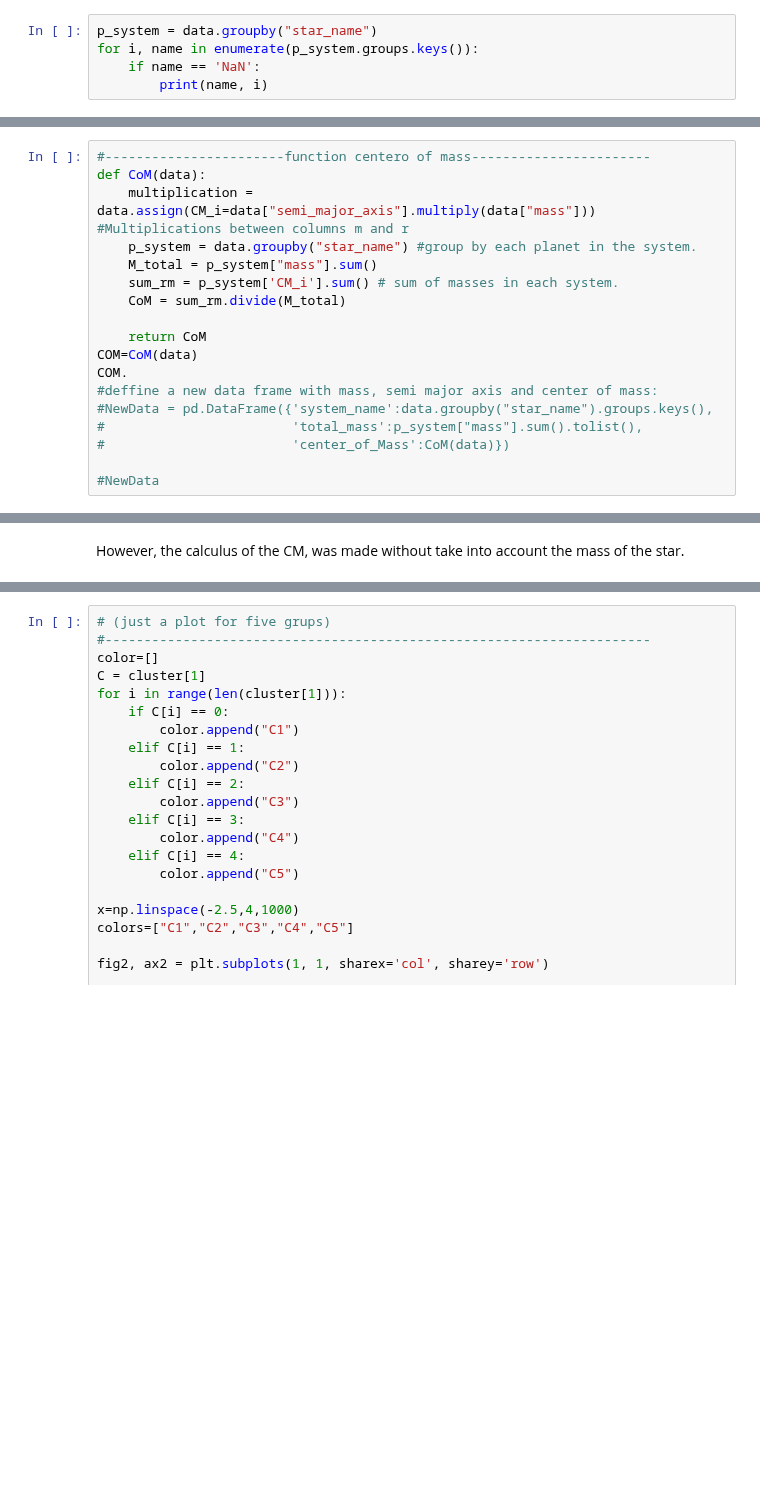
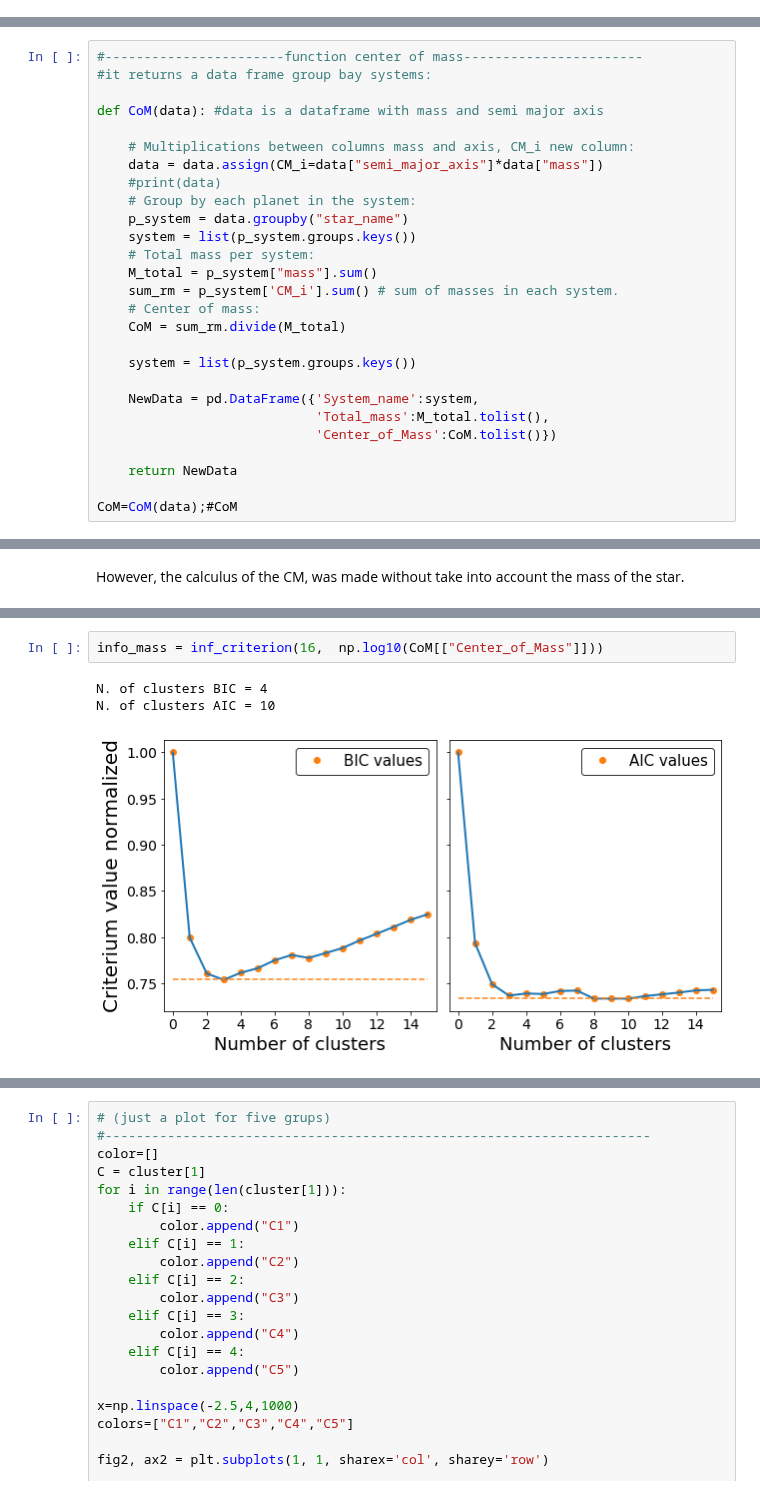
Before and after one commit to fjbautistas/Mixture_Gaussian_CM_of_Planets, a Jupyter notebook: Clasification.ipynb, the cells around one changed output, grey strips where cells are left out. Saved outputs shown, nothing was run; the diff lists cells and outputs as text; blank space fills up the shorter version.

Commit message:
changes in the structure of code and plots, currently does not work cmpletely

```diff
--- a/Clasification.ipynb
+++ b/Clasification.ipynb
@@ -58,5 +93,0 @@ Our variable for clasify the systems is CM but some systems only have one planet
-# %%
-p_system = data.groupby("star_name")
-for i, name in enumerate(p_system.groups.keys()):
-    if name == 'NaN':
-        print(name, i)
@@ -63,18 +112,27 @@ for i, name in enumerate(p_system.groups.keys()):
 # %%
-#-----------------------function centero of mass-----------------------
-def CoM(data):
-    multiplication = data.assign(CM_i=data["semi_major_axis"].multiply(data["mass"])) #Multiplications between columns m and r
-    p_system = data.groupby("star_name") #group by each planet in the system.
+#-----------------------function center of mass-----------------------
+#it returns a data frame group bay systems:
+
+def CoM(data): #data is a dataframe with mass and semi major axis
+
+    # Multiplications between columns mass and axis, CM_i new column:
+    data = data.assign(CM_i=data["semi_major_axis"]*data["mass"])
+    #print(data)
+    # Group by each planet in the system:
+    p_system = data.groupby("star_name")
+    system = list(p_system.groups.keys())
+    # Total mass per system:
     M_total = p_system["mass"].sum()
     sum_rm = p_system['CM_i'].sum() # sum of masses in each system.
+    # Center of mass:
     CoM = sum_rm.divide(M_total)
 
-    return CoM
-COM=CoM(data)
-COM.
-#deffine a new data frame with mass, semi major axis and center of mass:
-#NewData = pd.DataFrame({'system_name':data.groupby("star_name").groups.keys(),
-#                        'total_mass':p_system["mass"].sum().tolist(),
-#                        'center_of_Mass':CoM(data)})
+    system = list(p_system.groups.keys())
 
-#NewData
+    NewData = pd.DataFrame({'System_name':system,
+                            'Total_mass':M_total.tolist(),
+                            'Center_of_Mass':CoM.tolist()})
+
+    return NewData
+
+CoM=CoM(data);#CoM
@@ -112,0 +201,6 @@ len(data[["center_of_Mass"]])
+# %%
+info_mass = inf_criterion(16,  np.log10(CoM[["Center_of_Mass"]]))
+# %% [output]
+N. of clusters BIC = 4
+N. of clusters AIC = 10
+[figure, added]
```
Also changed, not shown: parts of 34 cells of this notebook, 3 other files.
